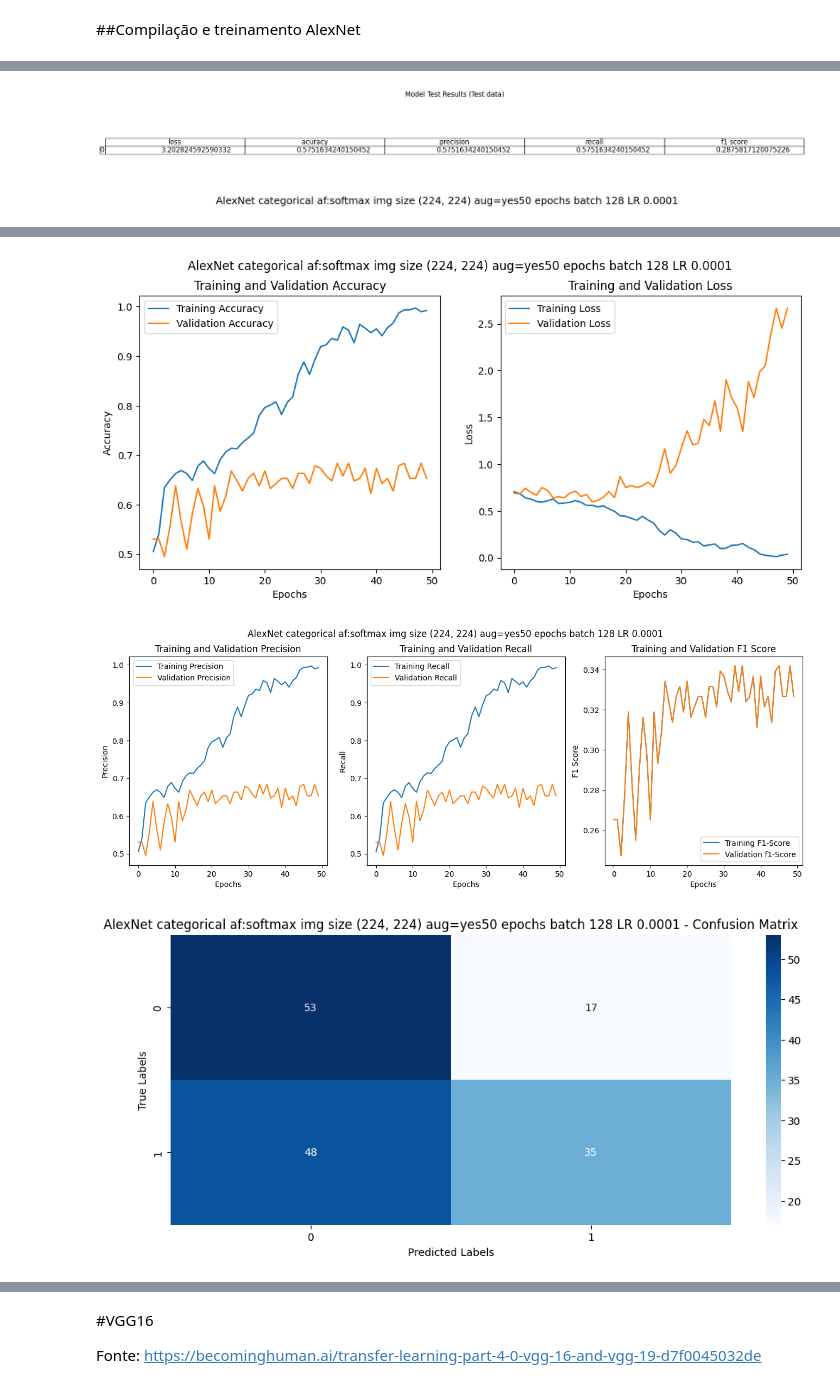
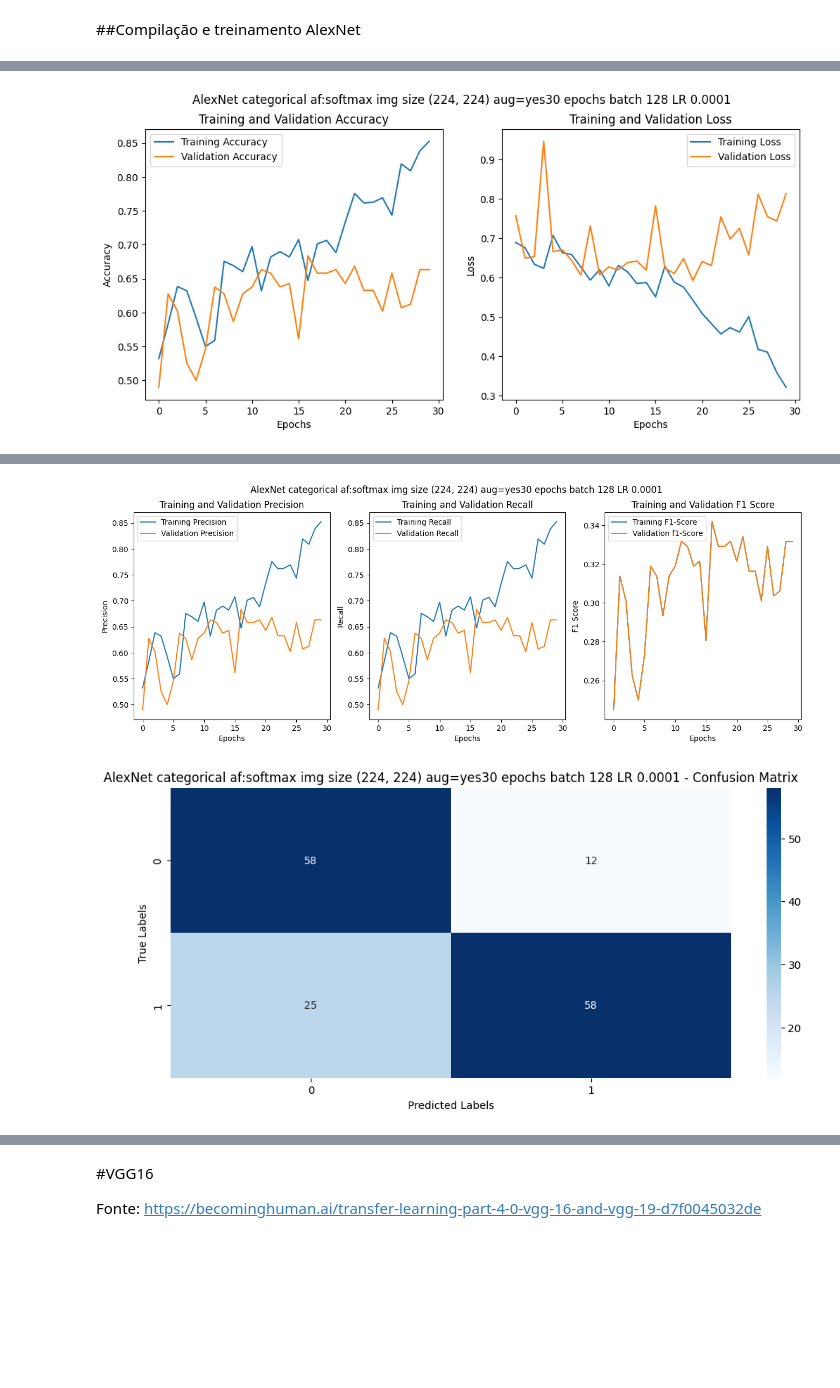
Before and after one commit to benector/ImageClassification-AlexNet-VGG16, a Jupyter notebook: Hymenoptera.ipynb, the cells around one changed output, grey strips where cells are left out. Cells and saved outputs as stored; diff of their text form; code cells hidden in the pictures; blank space fills up the shorter version.

```diff
--- a/Hymenoptera.ipynb
+++ b/Hymenoptera.ipynb
@@ -353,8 +314,8 @@ Tratamento do dataset no modo binário. Arquitetura da AlexNet com output de 1 d
 # %%
 input_shape = (224,224,3)
 epochs=30
-batch_size=256
-learning_rate= 0.00001
+batch_size=128
+learning_rate= 0.0001
 threshold = 0.5
 activation = 'softmax'
 loss_functions = {'categorical':tf.keras.losses.CategoricalCrossentropy(from_logits=False),
@@ -381,6 +353,5 @@ ResourceExhaustedError: ignored
 # %%
 result = alexnet.evaluate(test_images,  test_labels, batch_size=batch_size, verbose=1)
-plot_table(result,alexnet.metrics_names,title)
 metrics = alexnet.get_metrics_result()
 plot_history(history_alexnet, metrics,title)
 if mode == 'binary':
@@ -392 +365 @@ else:
-[figure, old version]
+[figure, new version]
@@ -395,3 +366,2 @@ titulo: AlexNet categorical af:softmax img size (224, 224) aug=yes50 epochs batc
-[figure, old version]
+[figure, new version]
-[figure, old version]
+[figure, new version]
-[figure, removed]
```
Also changed, not shown: parts of 23 cells of this notebook.
